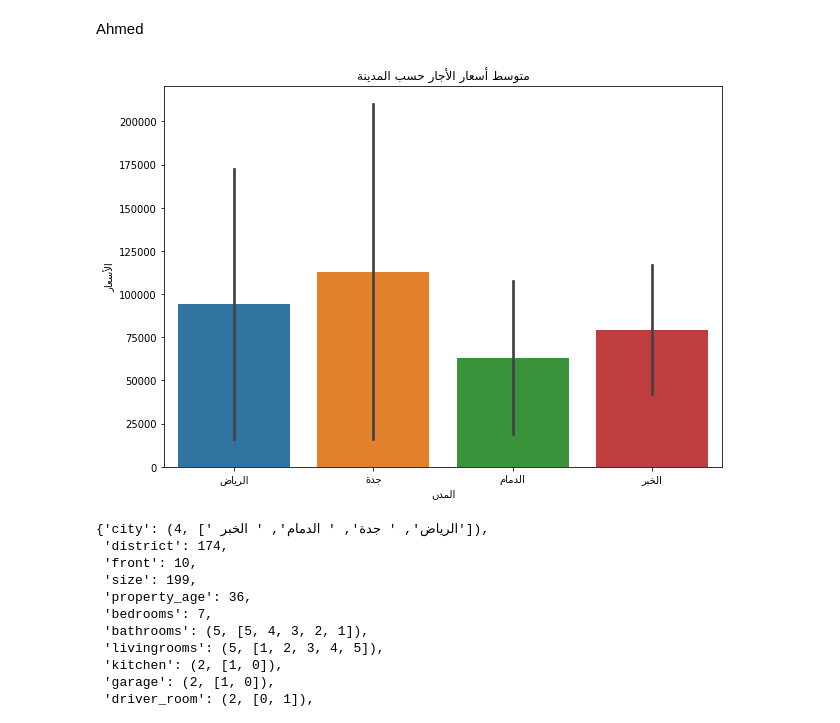
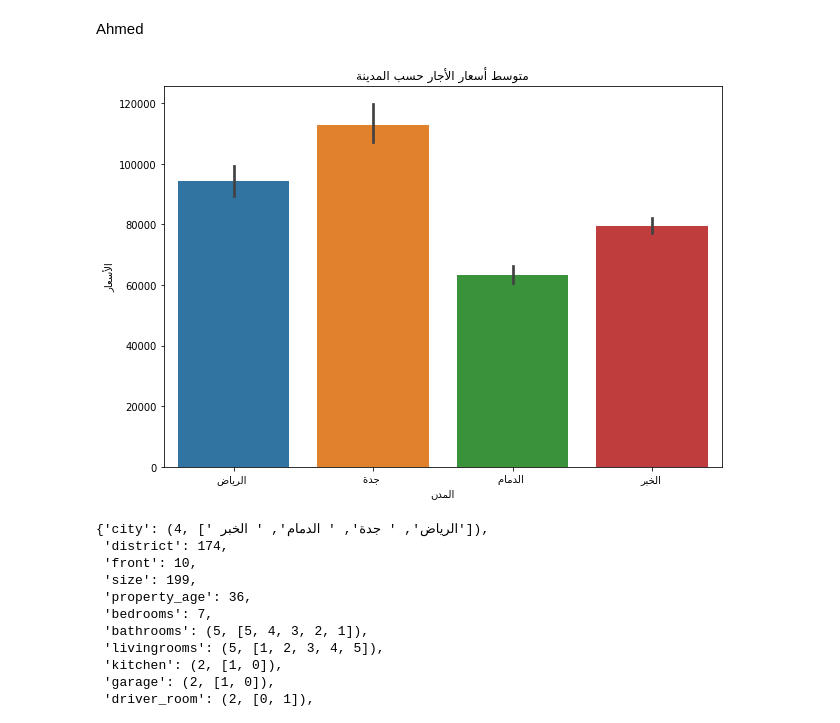
Before and after one commit to Turkinass/Aqar_Real_Estate_EDA, a Jupyter notebook: eda_raw.ipynb, the cells around one changed output. Drawn from its saved outputs; the diff is of its cells as text; code cells hidden in the pictures.

```diff
--- a/eda_raw.ipynb
+++ b/eda_raw.ipynb
@@ -483,17 +483,17 @@ Ahmed
 # %%
 # find the price range in the 4 major cities
 # create the canva
 fig, ax = plt.subplots(figsize=(10,7))
 
 # plot the data
-sns.barplot(ax=ax ,y = "price", x=plot_arabic(data["city"]), data=data, ci="sd")
+sns.barplot(ax=ax ,y = "price", x=plot_arabic(data["city"]), data=data)
 
 # configure the plot
 ax.set_title(plot_arabic(pd.Series("متوسط أسعار الأجار حسب المدينة")))
 ax.set_ylabel(plot_arabic(pd.Series("الأسعار")))
 ax.set_xlabel(plot_arabic(pd.Series("المدن")));
 # %% [output]
-[figure, old version]
+[figure, new version]
 # %%
 data_columns
 # %% [output]
```
Also changed, not shown: parts of 2 cells of this notebook, 7 other files.
